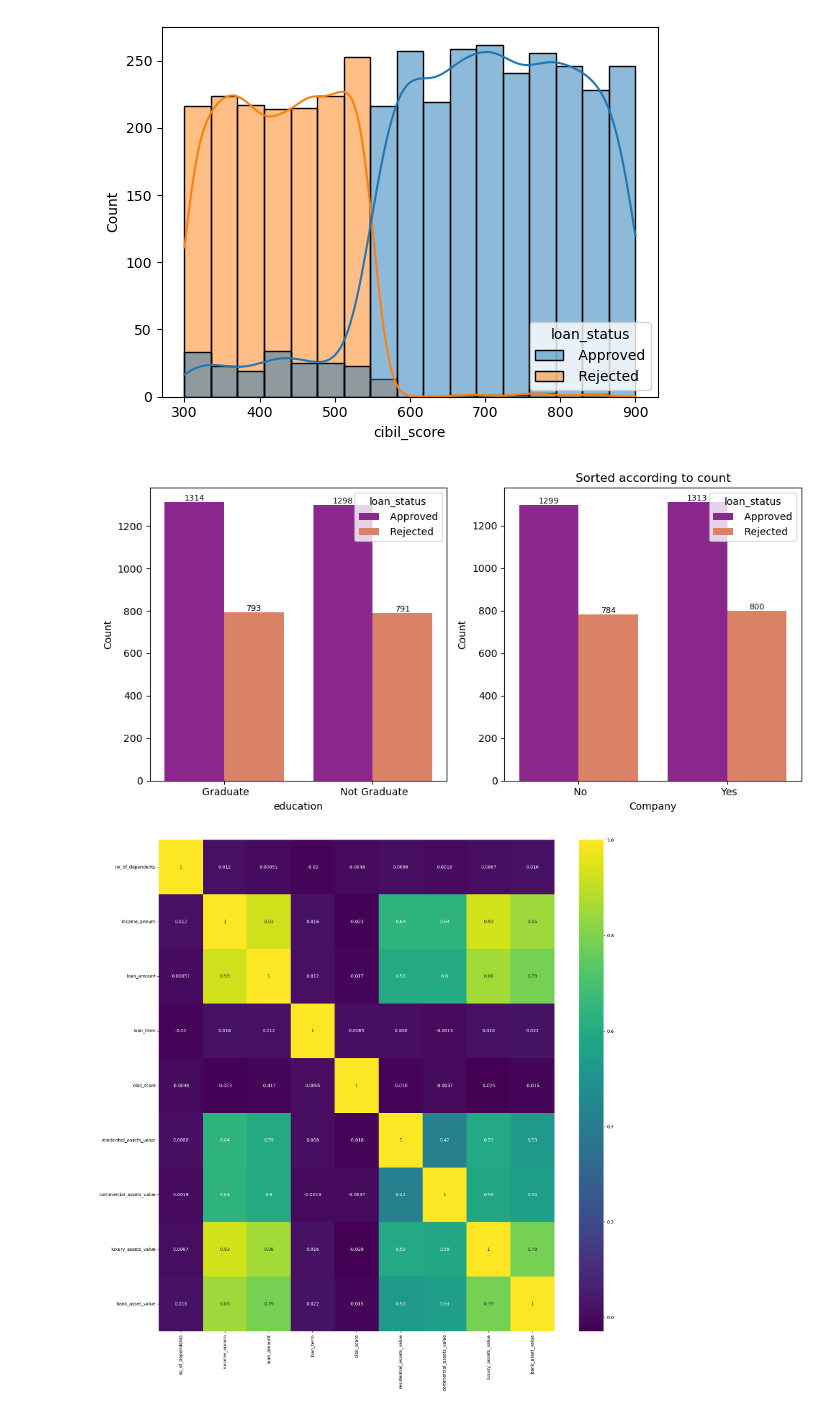
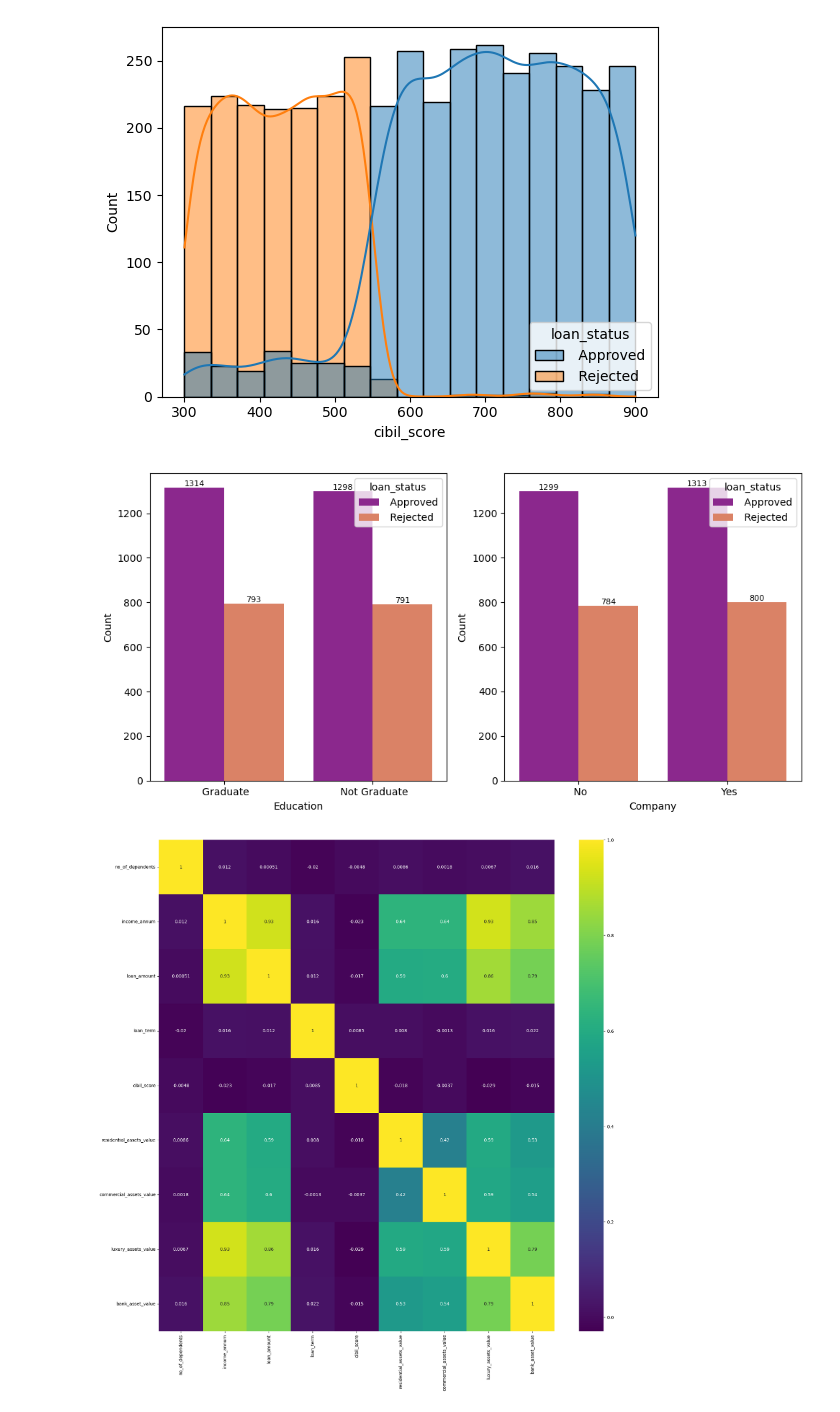
Before and after one commit to Bineet117/Loan-Approval-Prediction, a Jupyter notebook: notebook/Loan_approval_prediction_notebook.ipynb, the cells around one changed output. Drawn from its saved outputs; the diff is of its cells as text; code cells hidden in the pictures.

```diff
--- a/notebook/data_preprocessing.ipynb
+++ b/notebook/Loan_approval_prediction_notebook.ipynb
@@ -88,7 +90,7 @@ import joblib
 ## Load Dataset
 # %%
 # Load the datasets
-data = pd.read_csv("data\loan_approval_dataset.csv")
+data = pd.read_csv("loan_approval_dataset.csv")
 # %%
 # Display the first few rows of the dataset
 data.head()
@@ -267,24 +276,23 @@ sns.histplot(data=data, x='cibil_score', hue='loan_status', kde=True)
 # %%
 fig, axes = plt.subplots(nrows=1, ncols=2, figsize=(10, 5))
 
 # Plot data on the first subplot
 a = sns.countplot(x = "education", hue='loan_status', data = data, ax=axes[0], palette='plasma')
 for container in a.containers:
     a.bar_label(container, fontsize=8)
 axes[0].set_title('')
-axes[0].set_xlabel('education')
+axes[0].set_xlabel('Education')
 axes[0].set_ylabel('Count')
 
 # Plot data on the second subplot
 a = sns.countplot(x = "self_employed", hue='loan_status', data = data, ax=axes[1], palette='plasma')
 for container in a.containers:
     a.bar_label(container, fontsize=8)
-axes[1].set_title('Sorted according to count')
 axes[1].set_xlabel('Company')
 axes[1].set_ylabel('Count')
 
 # Adjust layout
 plt.tight_layout()
 # %% [output]
-[figure, old version]
+[figure, new version]
 # %%
```
Also changed, not shown: parts of 33 cells of this notebook.
